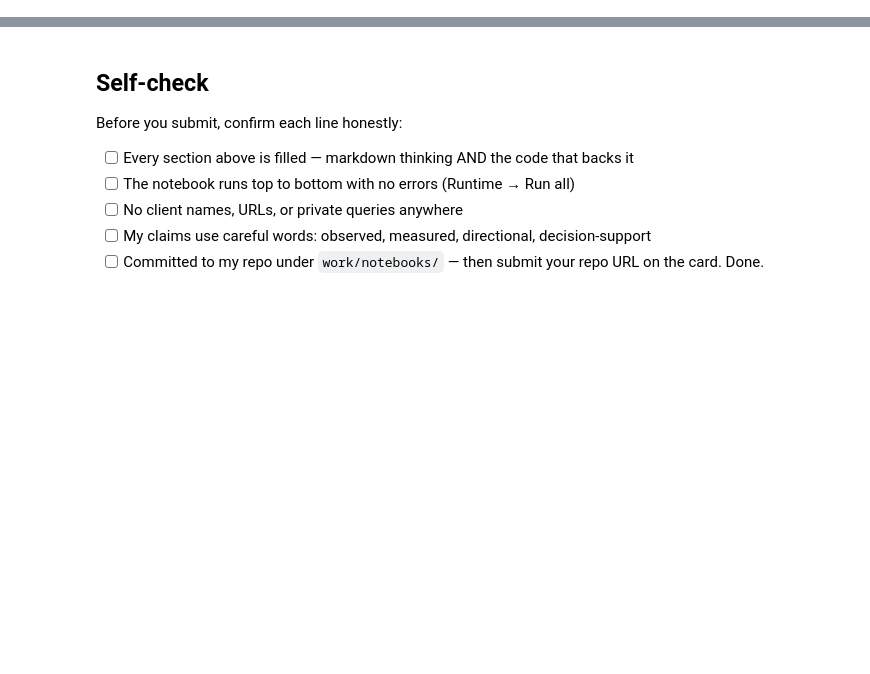
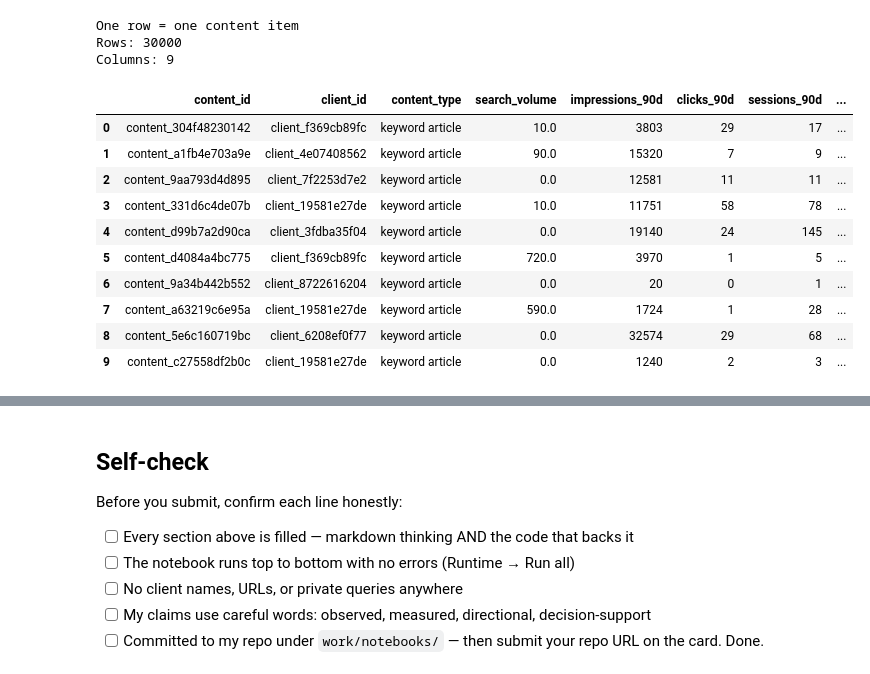
Before and after one commit to vishalseries7030/flyrank-ml-internship, a Jupyter notebook: work/notebooks/w02_ml_task_framing.ipynb, the cells around one changed output, grey strips where cells are left out. Saved outputs shown, nothing was run; the diff lists cells and outputs as text; code cells hidden in the pictures; blank space fills up the shorter version.

```diff
--- a/work/notebooks/w02_ml_task_framing.ipynb
+++ b/work/notebooks/w02_ml_task_framing.ipynb
@@ -43,0 +27,11 @@ This skeleton is yours to fill. Work the sections **in order** — each one has
+# %%
+import pandas as pd
+
+# Load the starter dataset
+DATA_PATH = "/content/flyrank-ml-internship/data/raw/content_refresh_anonymized.csv"
+
+df = pd.read_csv(DATA_PATH)
+
+print("Dataset loaded successfully")
+print("Rows:", len(df))
+print("Columns:", len(df.columns))
@@ -43,0 +140,37 @@ This skeleton is yours to fill. Work the sections **in order** — each one has
+# %%
+# Inspect the unit of analysis as a real dataframe
+
+unit_columns = [
+    "content_id",
+    "client_id",
+    "content_type",
+    "search_volume",
+    "impressions_90d",
+    "clicks_90d",
+    "sessions_90d",
+    "content_age_days",
+    "days_since_last_update"
+]
+
+unit_df = df[unit_columns].copy()
+
+print("One row = one content item")
+print("Rows:", len(unit_df))
+print("Columns:", len(unit_df.columns))
+
+display(unit_df.head(10))
+# %% [output]
+One row = one content item
+Rows: 30000
+Columns: 9
+|  | content_id | client_id | content_type | search_volume | impressions_90d | clicks_90d | sessions_90d | ... |
+| 0 | content_304f48230142 | client_f369cb89fc | keyword article | 10.0 | 3803 | 29 | 17 | ... |
+| 1 | content_a1fb4e703a9e | client_4e07408562 | keyword article | 90.0 | 15320 | 7 | 9 | ... |
+| 2 | content_9aa793d4d895 | client_7f2253d7e2 | keyword article | 0.0 | 12581 | 11 | 11 | ... |
+| 3 | content_331d6c4de07b | client_19581e27de | keyword article | 10.0 | 11751 | 58 | 78 | ... |
+| 4 | content_d99b7a2d90ca | client_3fdba35f04 | keyword article | 0.0 | 19140 | 24 | 145 | ... |
+| 5 | content_d4084a4bc775 | client_f369cb89fc | keyword article | 720.0 | 3970 | 1 | 5 | ... |
+| 6 | content_9a34b442b552 | client_8722616204 | keyword article | 0.0 | 20 | 0 | 1 | ... |
+| 7 | content_a63219c6e95a | client_19581e27de | keyword article | 590.0 | 1724 | 1 | 28 | ... |
+| 8 | content_5e6c160719bc | client_6208ef0f77 | keyword article | 0.0 | 32574 | 29 | 68 | ... |
+| 9 | content_c27558df2b0c | client_19581e27de | keyword article | 0.0 | 1240 | 2 | 3 | ... |
```
Also changed, not shown: parts of 24 cells of this notebook.
